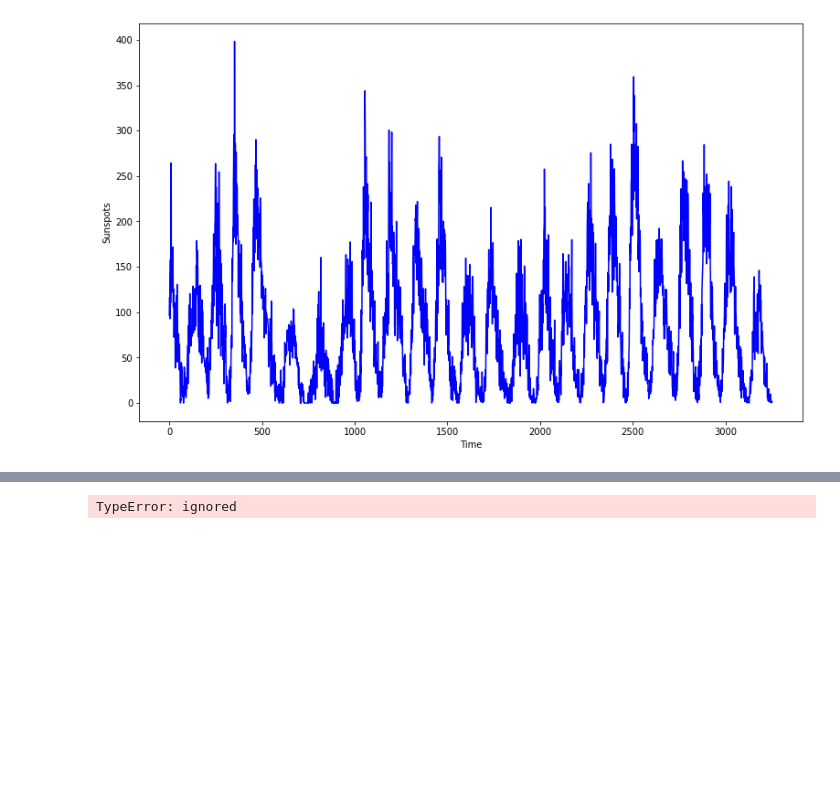
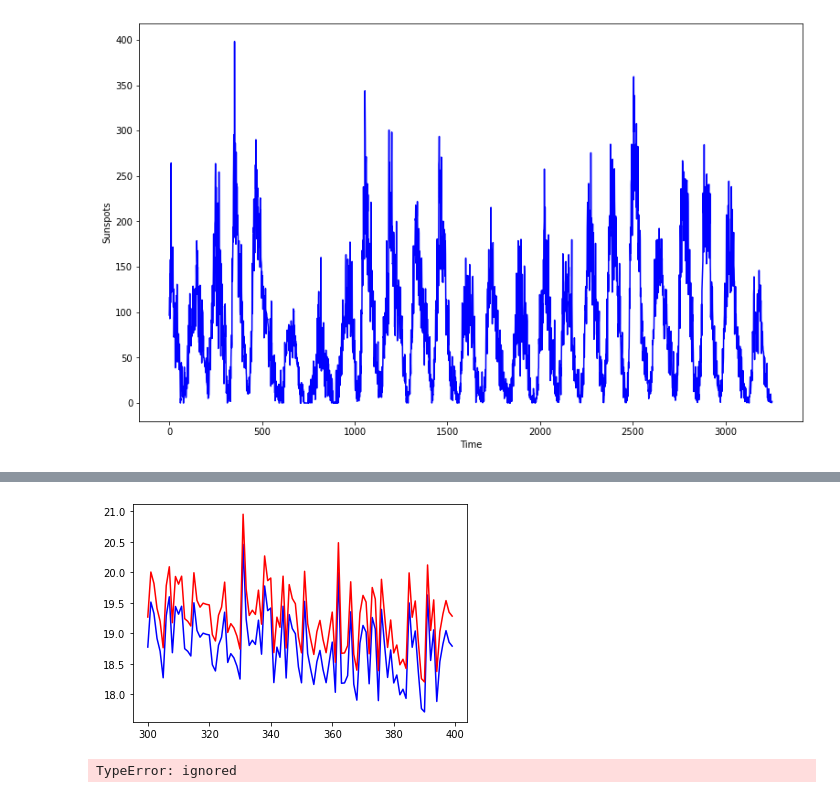
Before and after one commit to hejazn86/Sunspot_prediction, a Jupyter notebook: sunspot_prediction.ipynb, the cells around one changed output, grey strips where cells are left out. Cells and saved outputs as stored; diff of their text form; code cells hidden in the pictures; blank space fills up the shorter version.

```diff
--- a/sunspot_prediction.ipynb
+++ b/sunspot_prediction.ipynb
@@ -120,3 +170,12 @@ Epoch 200/200
+# %%
+import matplotlib.pyplot as plt
+
+epochs = range(0, 400)
+plt.plot(epochs[300:], history.history['loss'][300:], 'b')
+plt.plot(epochs[300:], history.history['mae'][300:], 'r')
+plt.show()
+# %% [output]
+[figure, added]
 # %%
 # forcasting (testing the model)
 
```
Also changed, not shown: parts of 5 cells of this notebook.
